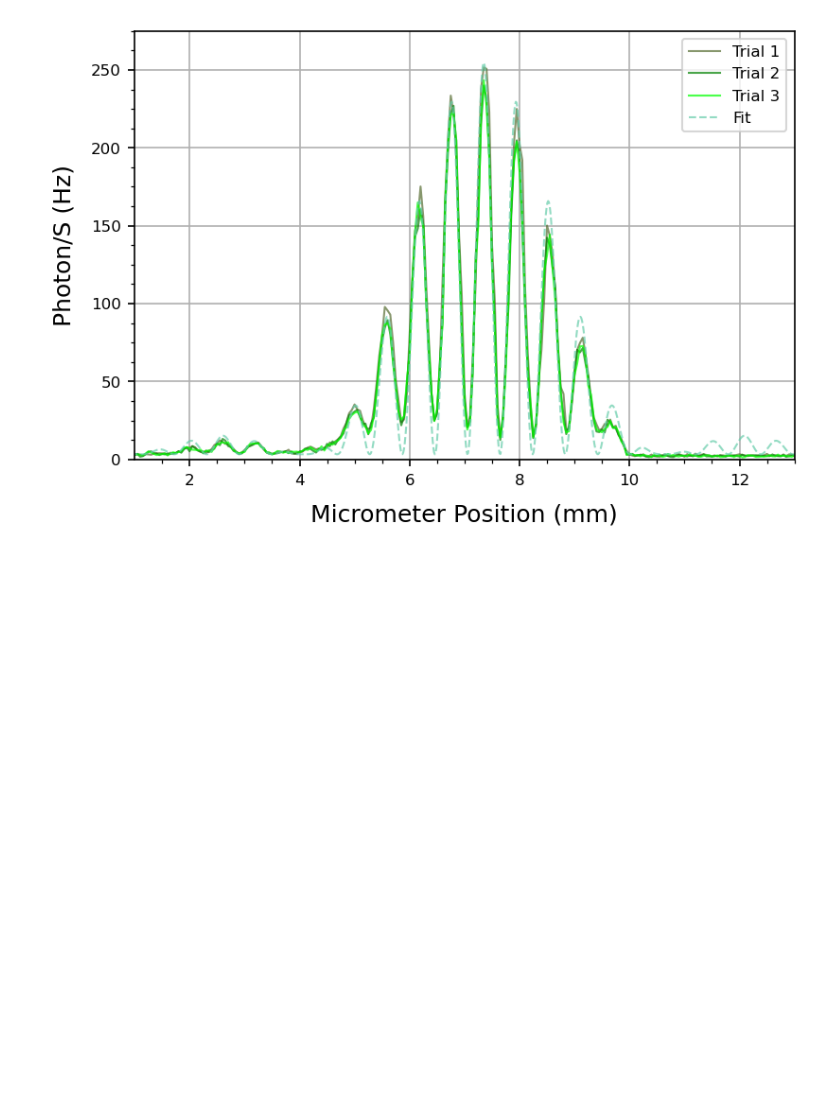
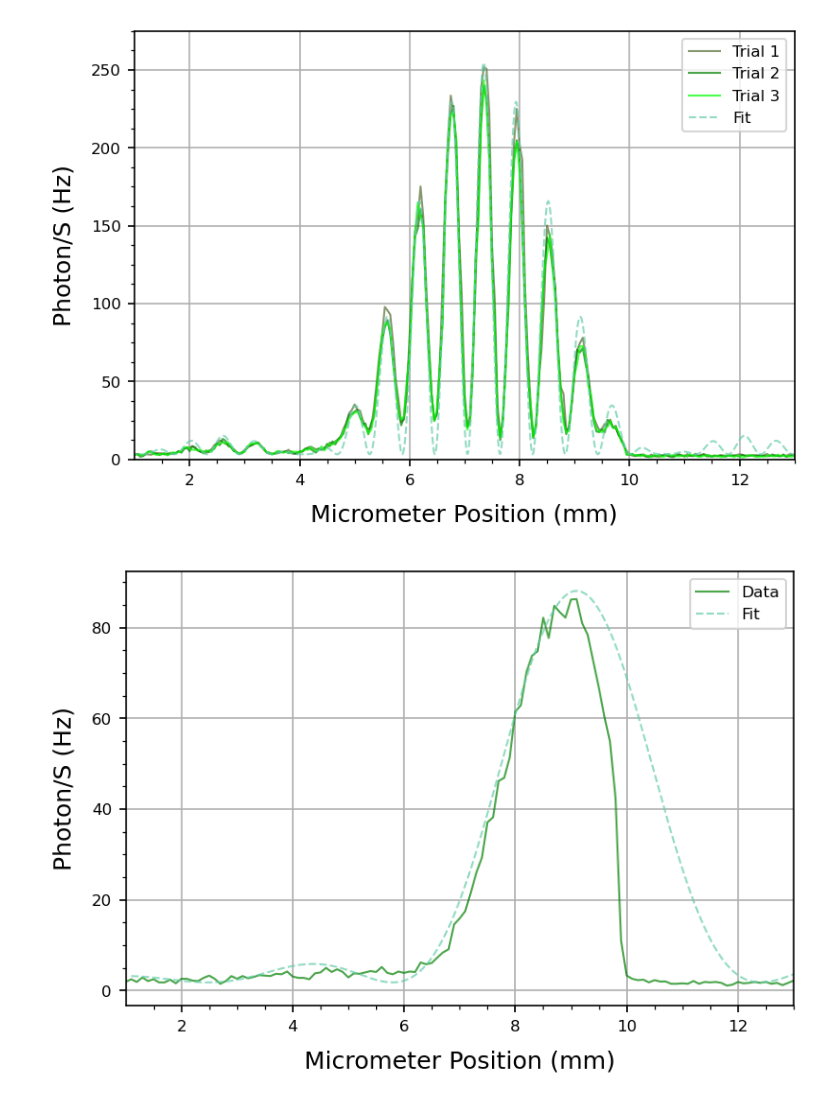
Before and after one commit to parallax-xallaraq/PHSX616, a Jupyter notebook: Lab1 - Two Slit Interference/Code/Fitting.ipynb, the cells around one changed output. Drawn from its saved outputs; the diff is of its cells as text; code cells hidden in the pictures; blank space fills up the shorter version.

Commit message:
fit bulb1s

```diff
--- a/Lab1 - Two Slit Interference/Code/Fitting.ipynb
+++ b/Lab1 - Two Slit Interference/Code/Fitting.ipynb
@@ -17,7 +17,8 @@ filenames: dict[str,str] = {
    'Laser 2s'   : path_data + '2-Slit Interference Lab - Laser Interference Pattern (fine)-8_24_23.csv',
    'Bulb 2s t1' : path_data + '2-Slit Interference Lab - Bulb Interference Pattern-8_31_23.csv',
    'Bulb 2s t2' : path_data + '2-Slit Interference Lab - Bulb Interference Pattern 2.csv',
-   'Bulb 2s t3' : path_data + '2-Slit Interference Lab - Bulb Interference Pattern 3.csv'
+   'Bulb 2s t3' : path_data + '2-Slit Interference Lab - Bulb Interference Pattern 3.csv',
+   'Bulb 1s'    : path_data + '2-Slit Interference Lab - Bulb Single Slit-9_19_23.csv'
 } # s==slit, t==trial
 # %%
 def UnpackTable(fname: str) -> dict[str,np.array] :
@@ -178,3 +181,27 @@ myplt.PlotMultiXY(
 )
 # %% [output]
 [figure]
+# %%
+expKey = 'Bulb 1s'
+tables[expKey]['Beta'] = 0
+tables[expKey]['Alpha']  = 0.95
+xfit = GetX()
+yfit = I_v2(xfit, tables[expKey]['I0'], tables[expKey]['Beta'], tables[expKey]['Alpha'])
+# yfit = Envelope_v2(xfit, tables[expKey]['I0'], tables[expKey]['Alpha'])
+
+myplt.PlotMultiXY(
+    x = [   tables[expKey]['Micrometer Position (mm)'],
+            xfit + GetXShift(tables, expKey, 'Micrometer Position (mm)', 'Photon/S (Hz)') ],
+    y = [   tables[expKey]['Photon/S (Hz)'],
+            yfit + GetYShift(tables, expKey, 'Photon/S (Hz)') ],
+    color       = [ 'green', 'mediumaquamarine' ],
+    linestyle   = ['-','--'],
+    legend      = [ 'Data', 'Fit' ],
+    xlab        = 'Micrometer Position (mm)',
+    ylab        = 'Photon/S (Hz)',
+    xlim        = [ 1, 13 ],
+#     ylim        = [ 0, 0.35 ],
+    fileName    = path_fig + 'Fit_Bulb1s.png'
+)
+# %% [output]
+[figure, added]
```
Also changed, not shown: parts of 2 cells of this notebook, 1 other file.
